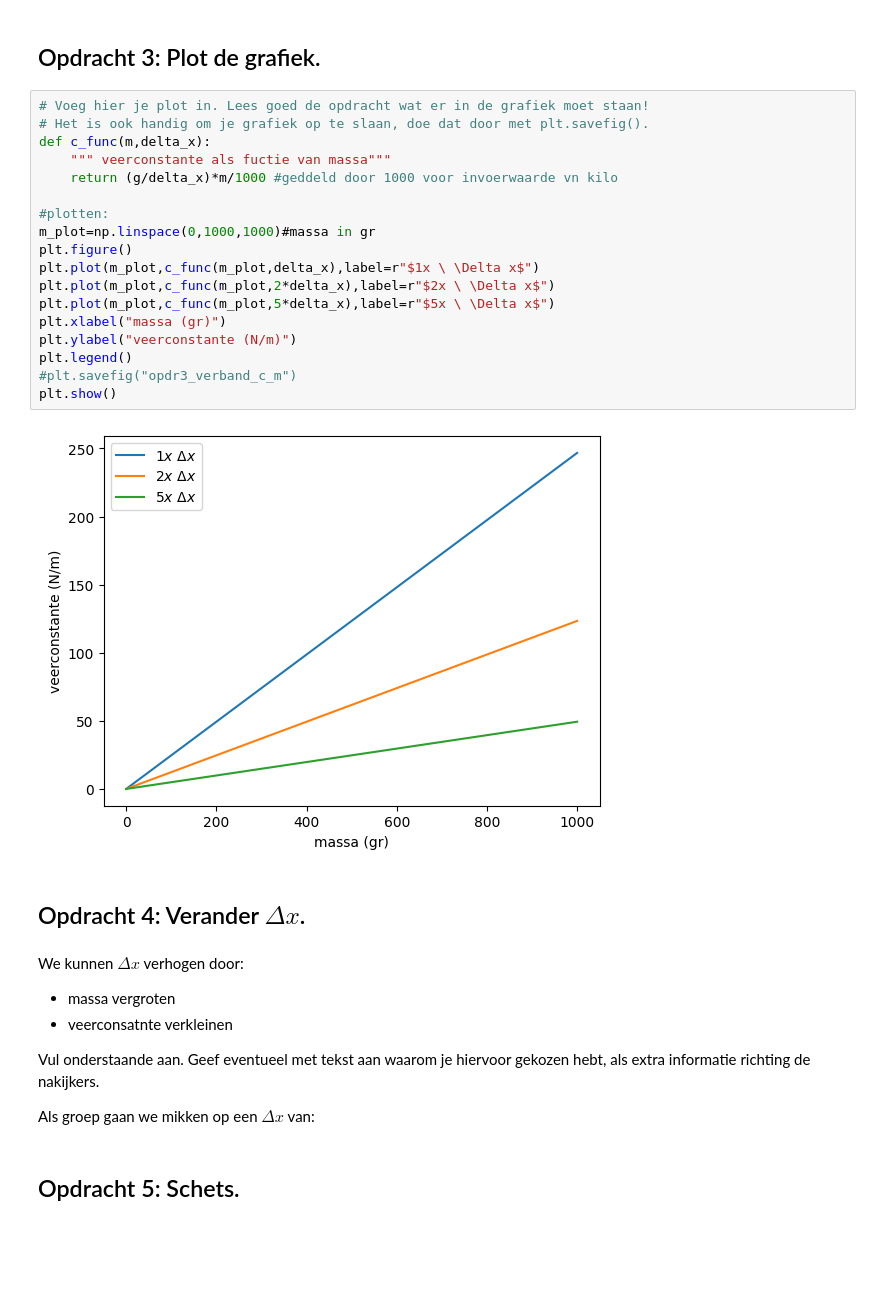
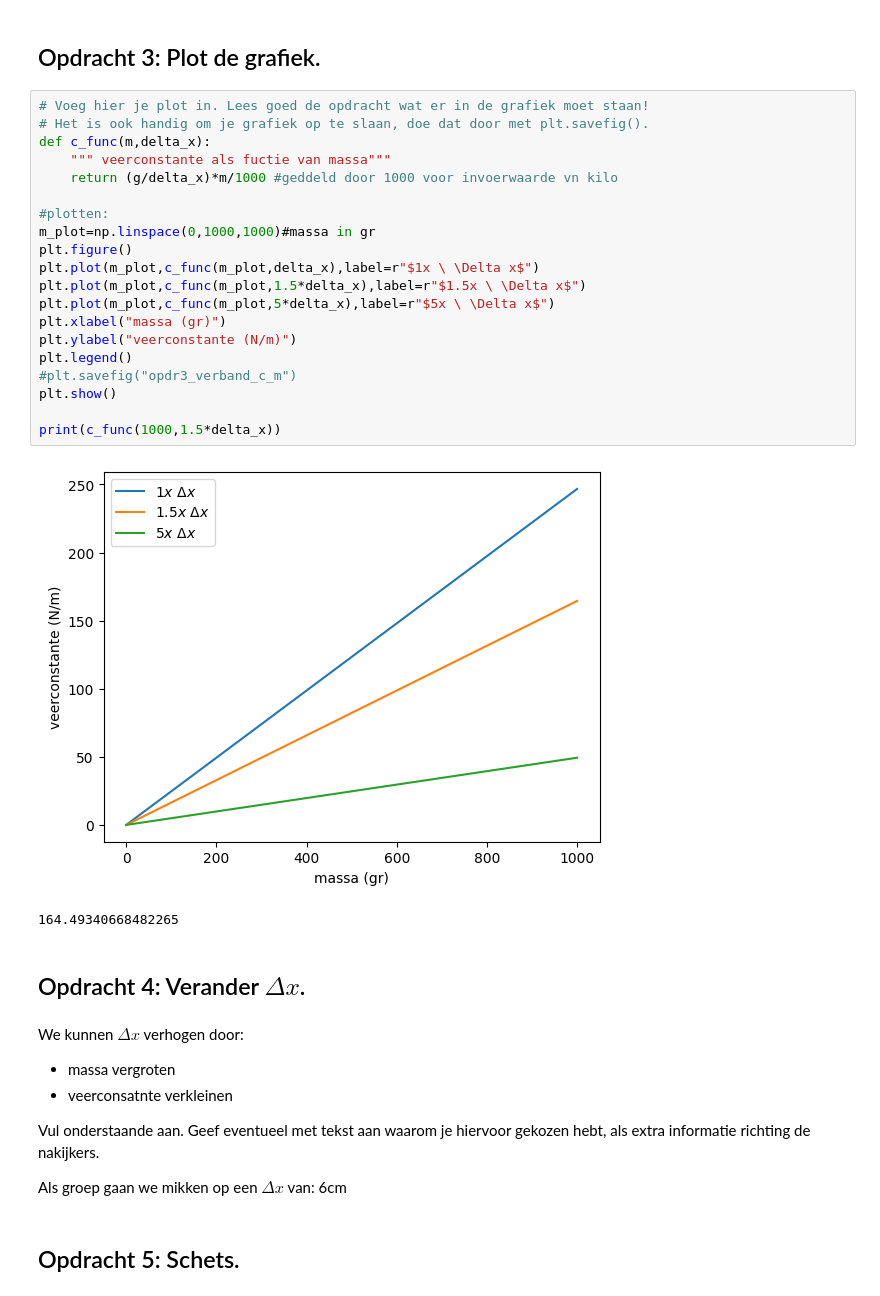
Before and after one commit to IshaSchneiders/opdrachten-DEF-D-Isha_Schneiders, a Jupyter notebook: FysiekeOntwerpopdrachten/5MaakEenOpstellingTrillingsvrij/Ontwerpopdracht5MaakEenOpstellingTrillingsvrijInvulTemplate.ipynb, the cells around one changed output. Saved outputs shown, nothing was run; the diff lists cells and outputs as text; blank space fills up the shorter version.

```diff
--- a/FysiekeOntwerpopdrachten/5MaakEenOpstellingTrillingsvrij/Ontwerpopdracht5MaakEenOpstellingTrillingsvrijInvulTemplate.ipynb
+++ b/FysiekeOntwerpopdrachten/5MaakEenOpstellingTrillingsvrij/Ontwerpopdracht5MaakEenOpstellingTrillingsvrijInvulTemplate.ipynb
@@ -87,23 +88,26 @@ print(f"{delta_x*100:.2f} cm")
 # %%
 # Voeg hier je plot in. Lees goed de opdracht wat er in de grafiek moet staan!
 # Het is ook handig om je grafiek op te slaan, doe dat door met plt.savefig().
 def c_func(m,delta_x):
     """ veerconstante als fuctie van massa"""
     return (g/delta_x)*m/1000 #geddeld door 1000 voor invoerwaarde vn kilo
 
 #plotten:
 m_plot=np.linspace(0,1000,1000)#massa in gr
 plt.figure()
 plt.plot(m_plot,c_func(m_plot,delta_x),label=r"$1x \ \Delta x$")
-plt.plot(m_plot,c_func(m_plot,2*delta_x),label=r"$2x \ \Delta x$")
+plt.plot(m_plot,c_func(m_plot,1.5*delta_x),label=r"$1.5x \ \Delta x$")
 plt.plot(m_plot,c_func(m_plot,5*delta_x),label=r"$5x \ \Delta x$")
 plt.xlabel("massa (gr)")
 plt.ylabel("veerconstante (N/m)")
 plt.legend()
 #plt.savefig("opdr3_verband_c_m")
 plt.show()
+
+print(c_func(1000,1.5*delta_x))
 # %% [output]
-[figure, old version]
+[figure, new version]
+164.49340668482265
 # %% [markdown]
 ## Opdracht 4: Verander $\Delta x$.
 # %% [markdown]
@@ -114,7 +118,7 @@ We kunnen $\Delta x$ verhogen door:
 
 Vul onderstaande aan. Geef eventueel met tekst aan waarom je hiervoor gekozen hebt, als extra informatie richting de nakijkers.
 
-Als groep gaan we mikken op een $\Delta x$ van:
+Als groep gaan we mikken op een $\Delta x$ van: 6cm
 # %% [markdown]
 ## Opdracht 5: Schets.
 # %% [markdown]
```
Also changed, not shown: parts of 8 cells of this notebook, 1 other file.
